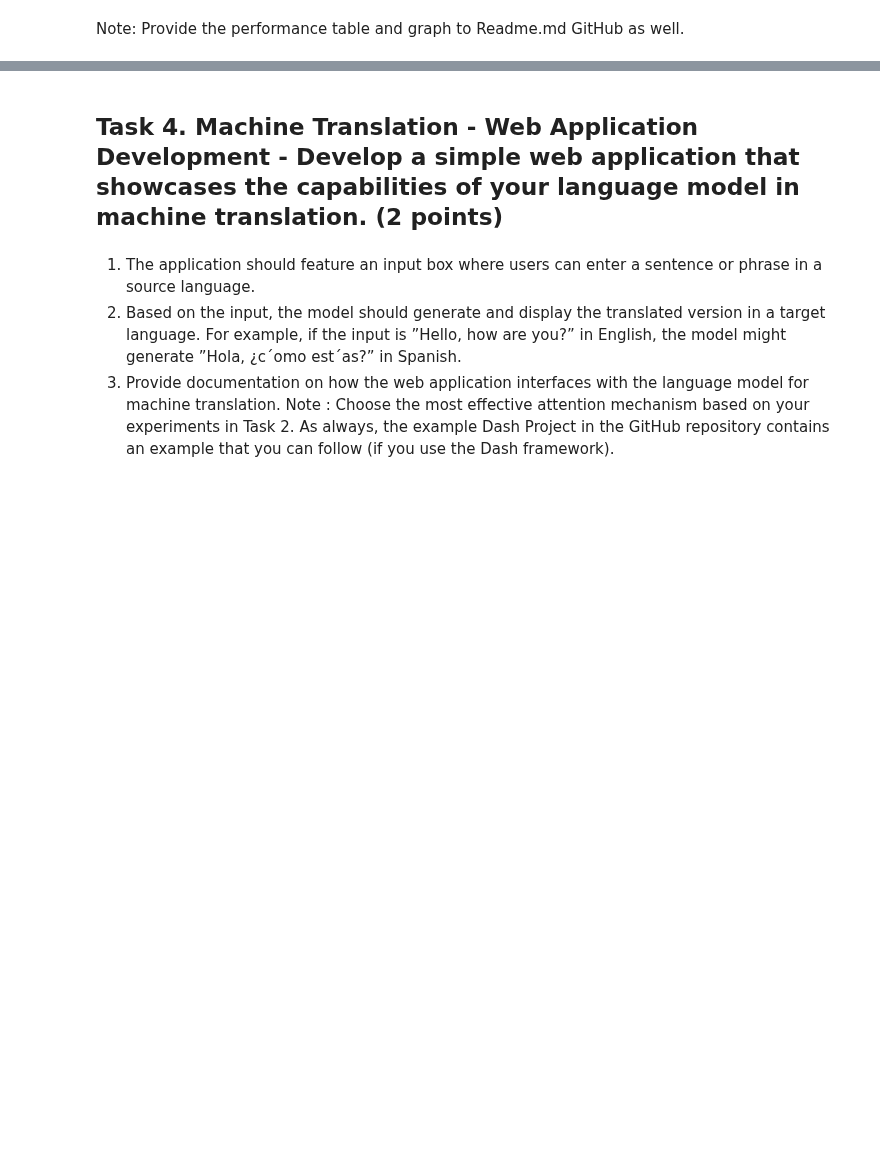
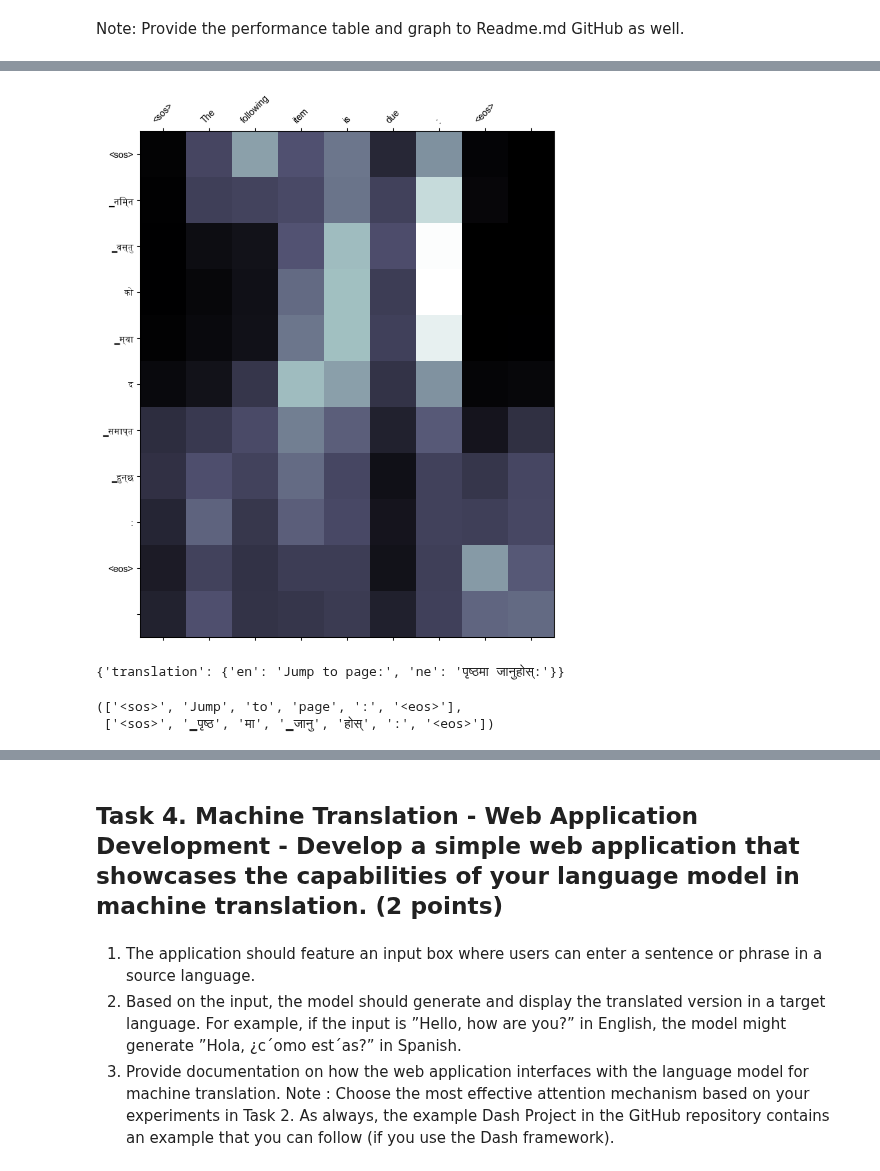
Before and after one commit to sushmi/nlp, a Jupyter notebook: A3/code/a3.ipynb, the cells around one changed output, grey strips where cells are left out. Cells and saved outputs as stored; diff of their text form; code cells hidden in the pictures; blank space fills up the shorter version.

```diff
--- a/A3/code/a3.ipynb
+++ b/A3/code/a3.ipynb
@@ -1070,0 +1483,6 @@ Note: Provide the performance table and graph to Readme.md GitHub as well.
+# %%
+sample_text = dataset['train'][100]
+src_text = sample_text['translation']['en']
+trg_text = sample_text['translation']['ne']
+
+src_text, trg_text
@@ -1070,0 +1491,4 @@ Note: Provide the performance table and graph to Readme.md GitHub as well.
+# %%
+src_tokens =['<sos>'] + token_transform[_EN_LANGUAGE](src_text) + ['<eos>']
+
+src_tokens
@@ -1070,0 +1497,3 @@ Note: Provide the performance table and graph to Readme.md GitHub as well.
+# %%
+trg_tokens = ['<sos>'] + token_transform[_NE_LANGUAGE](trg_text) + ['<eos>']
+trg_tokens
@@ -1070,0 +1511,45 @@ Note: Provide the performance table and graph to Readme.md GitHub as well.
+# %%
+import matplotlib.ticker as ticker
+
+def display_attention(sentence, translation, attention):
+    # Fix square for nepali letter, let matplotlib find suitable font:
+    # Warning fixed - IPython/core/pylabtools.py:170: UserWarning: Glyph 2367 (\N{DEVANAGARI VOWEL SIGN I}) missing from font(s) DejaVu Sans.
+    plt.rcParams['font.sans-serif'] = ['Arial Unicode MS', 'Noto Sans Devanagari', 'Mangal', 'DejaVu Sans']
+
+    fig = plt.figure(figsize=(10,10))
+    ax = fig.add_subplot(111)
+
+    attention = attention.squeeze(1).cpu().detach().numpy()
+
+    cax = ax.matshow(attention, cmap='bone')
+
+    ax.tick_params(labelsize=10)
+
+    y_ticks =  [''] + translation
+    x_ticks =  [''] + sentence
+
+    ax.set_xticklabels(x_ticks, rotation=45)
+    ax.set_yticklabels(y_ticks)
+
+    ax.xaxis.set_major_locator(ticker.MultipleLocator(1))
+    ax.yaxis.set_major_locator(ticker.MultipleLocator(1))
+
+    plt.show()
+    plt.close()
+# %%
+display_attention(src_tokens, trg_tokens, attentions)
+# %% [output]
+[figure, added]
+# %%
+src2 = dataset['train'][333]
+src2
+# %% [output]
+{'translation': {'en': 'Jump to page:', 'ne': 'पृष्ठमा जानुहोस्:'}}
+# %%
+src_tokens = ['<sos>'] + token_transform[_EN_LANGUAGE](src2['translation']['en']) + ['<eos>']
+trg_tokens = ['<sos>'] + token_transform[_NE_LANGUAGE](src2['translation']['ne']) + ['<eos>']
+
+src_tokens, trg_tokens
+# %% [output]
+(['<sos>', 'Jump', 'to', 'page', ':', '<eos>'],
+ ['<sos>', '▁पृष्ठ', 'मा', '▁जानु', 'होस्', ':', '<eos>'])
```
Also changed, not shown: parts of 66 cells of this notebook, 6 other files.
